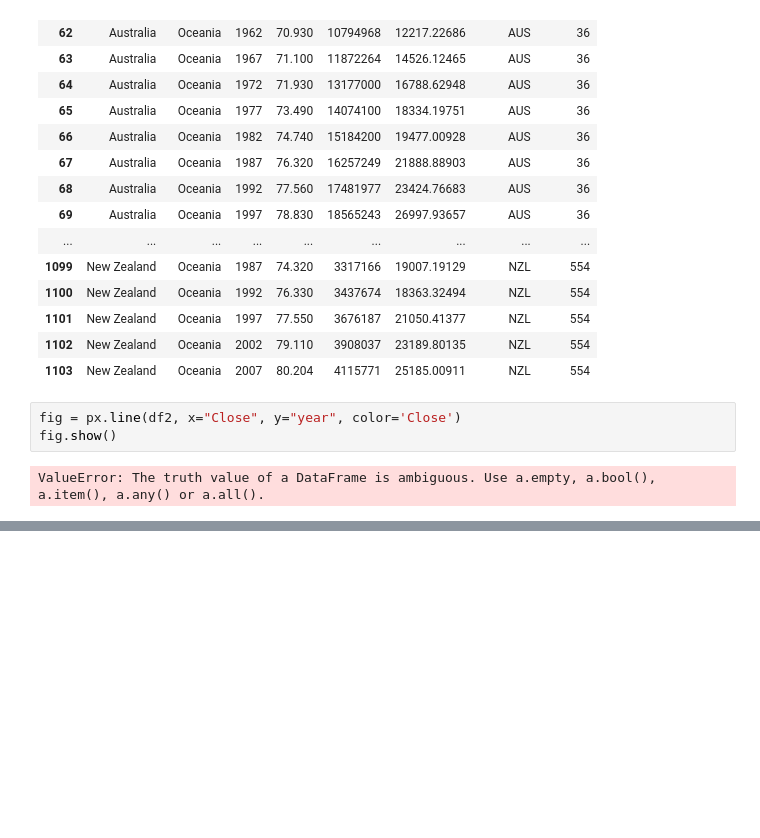
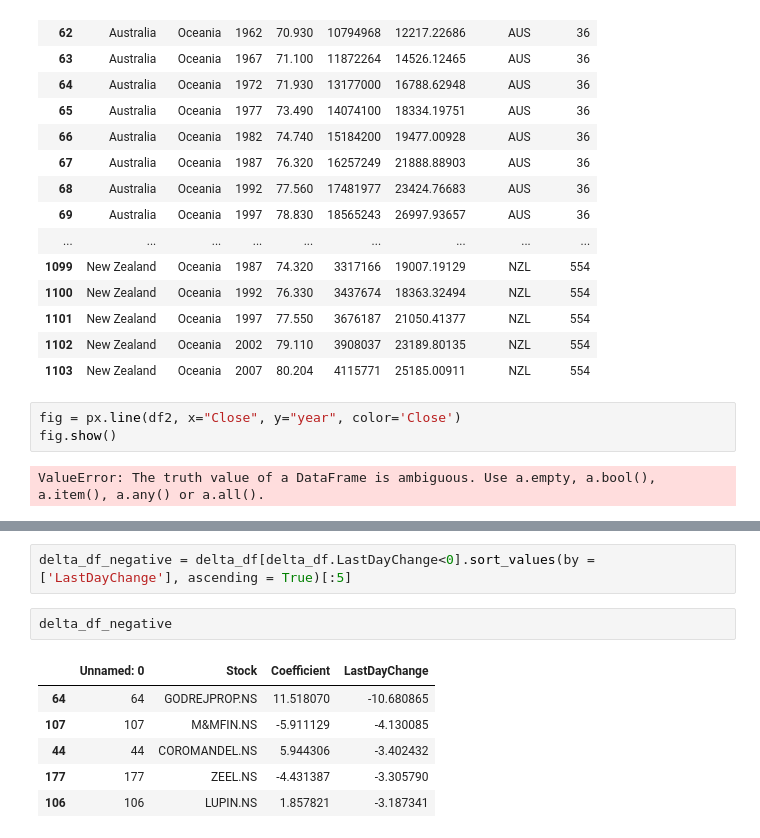
Before and after one commit to arungupta26/stock-recomendation-system, a Jupyter notebook: src/notebooks/linear regression/Linear Regression.ipynb, the cells around one changed output, grey strips where cells are left out. Saved outputs shown, nothing was run; the diff lists cells and outputs as text; blank space fills up the shorter version.

```diff
--- a/src/notebooks/linear regression/Linear Regression.ipynb
+++ b/src/notebooks/linear regression/Linear Regression.ipynb
@@ -441,0 +486,11 @@ ValueError: The truth value of a DataFrame is ambiguous. Use a.empty, a.bool(),
+# %%
+delta_df_negative = delta_df[delta_df.LastDayChange<0].sort_values(by = ['LastDayChange'], ascending = True)[:5]
+# %%
+delta_df_negative
+# %% [output]
+|  | Unnamed: 0 | Stock | Coefficient | LastDayChange |
+| 64 | 64 | GODREJPROP.NS | 11.518070 | -10.680865 |
+| 107 | 107 | M&MFIN.NS | -5.911129 | -4.130085 |
+| 44 | 44 | COROMANDEL.NS | 5.944306 | -3.402432 |
+| 177 | 177 | ZEEL.NS | -4.431387 | -3.305790 |
+| 106 | 106 | LUPIN.NS | 1.857821 | -3.187341 |
```
Also changed, not shown: parts of 6 cells of this notebook, 5 other files.
